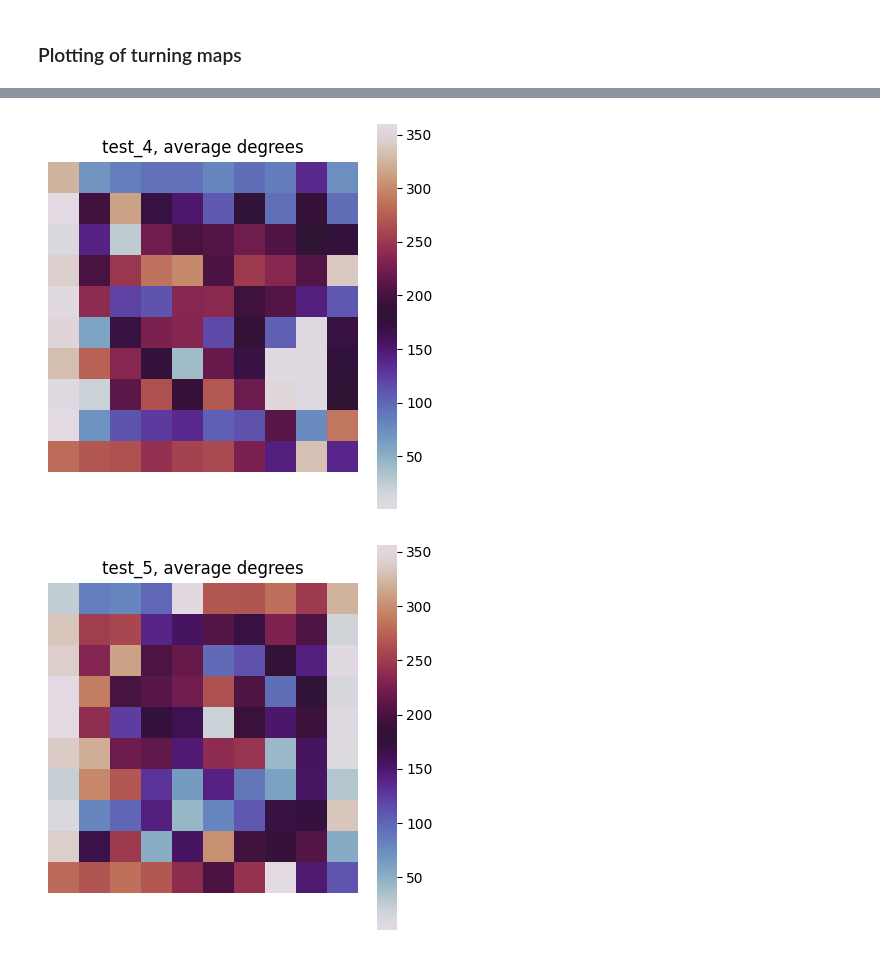
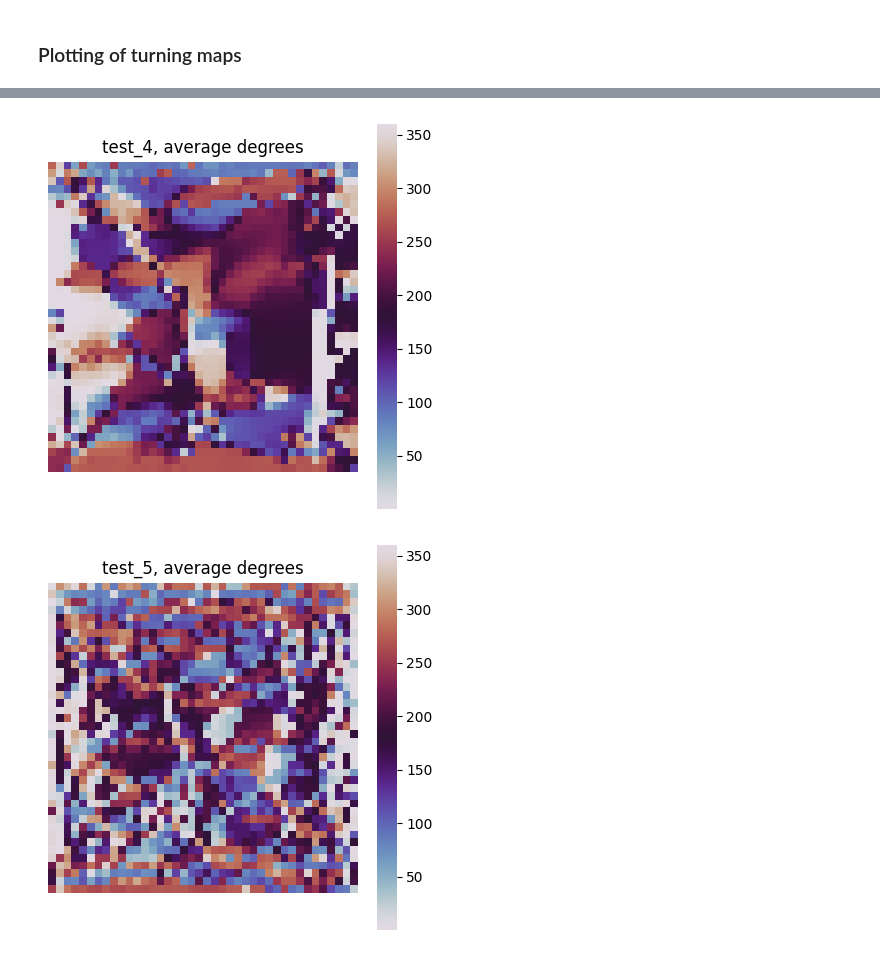
Before and after one commit to Barbara1576/navigation, a Jupyter notebook: vectorFieldsColored-CHECKED.ipynb, the cells around one changed output, grey strips where cells are left out. Cells and saved outputs as stored; diff of their text form; code cells hidden in the pictures.

Commit message:
finished data_preproc notebook

```diff
--- a/vectorFieldsColored-CHECKED.ipynb
+++ b/vectorFieldsColored-CHECKED.ipynb
@@ -33,17 +16,0 @@ def plot_tajectory(x, y):
-# %%
-data_pathes = ['dataset/2018.12.08/after_floor_change/change_Trace.txt',
-               'dataset/2018.12.08/before_floor_change/control_30min_Trace.txt',
-               'dataset/2018.12.29/2018.12.29_2_Trace.txt',
-               'dataset/2021. 01.20_metki_yes/sost_Trace.txt',
-               'dataset/2021.01.19_metki_no/V_19.01.2021_Trace.txt',
-               'dataset/2021.01.21_metki_yes/V_2_90_90_Trace.txt',
-               'dataset/2021.02.27_metki_yes/V27.02.2021_Trace.txt',
-               'dataset/2021.03.12_metki_yes_jump/V_2021_03_12_Trace.txt',
-               'dataset/2021.06.16_1-2_days_metki_yes/2021.06.16_1-2_days_metki_yes/1_day_metki_yes/All_854_480_Trace.txt',
-               'dataset/2021.06.16_1-2_days_metki_yes/2021.06.16_1-2_days_metki_yes/2_day_metki_yes/All_854_480_2day_Trace.txt',
-               ]
-# names = ['tr4', 'tr3', 'tr5', 'tr6', 'tr7', 'tr91', 'tr92', 'tr1', 'tr2']
-
-dfs = []
-for p in data_pathes:
-    dfs.append(open_file(p, show=True))
@@ -327,10 +292,9 @@ def plotTurnsMap(df, grid_size,
 #                 color_map='twilight',
 #                 save=False)
 # %%
-# for i, filtered_df in enumerate(filtered_Vdf_list):
 for i, filtered_df in enumerate(dfs):
     _ = plotTurnsMap(filtered_df,
-                     grid_size=10,
+                     grid_size=40,
                      title_name=f'test_{i}',
                      z_norm=True,
                      color_map='twilight',
@@ -343,2 +307,2 @@ for i, filtered_df in enumerate(dfs):
-[figure, old version]
+[figure, new version]
-[figure, old version]
+[figure, new version]
```
Also changed, not shown: parts of 6 cells of this notebook, 3 other files.
